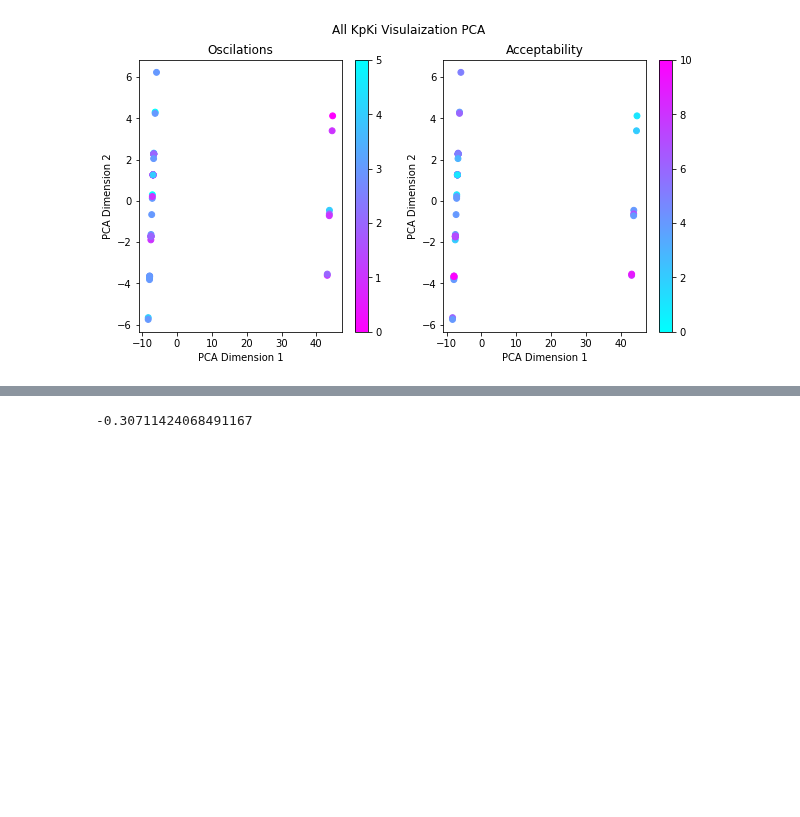
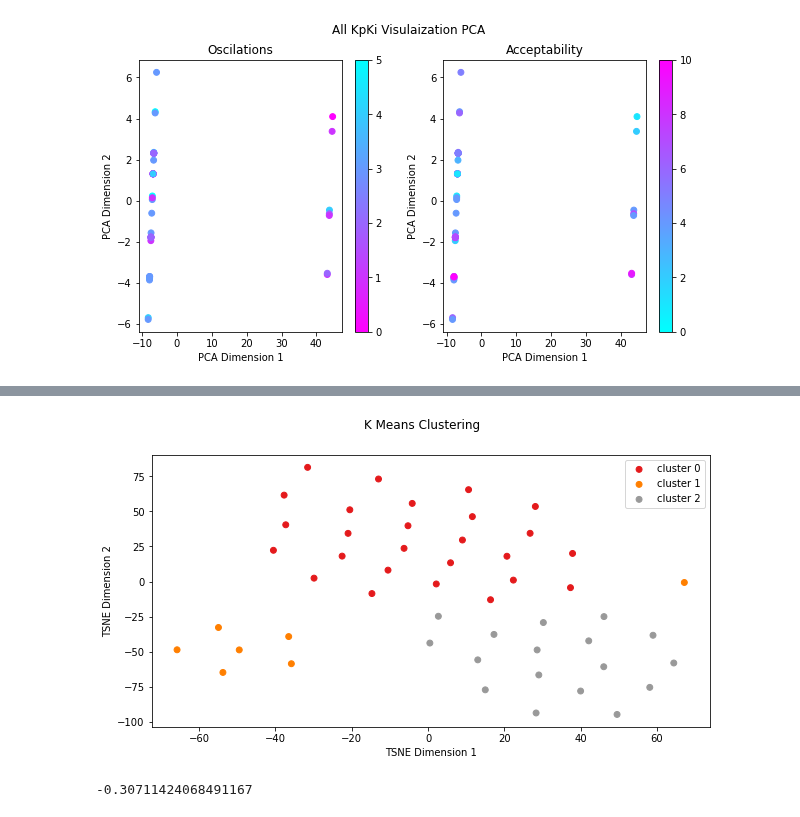
Before and after one commit to HighSpeeds/ECE3, a Jupyter notebook: CarLab/Report/dataProcessorTry2.ipynb, the cells around one changed output, grey strips where cells are left out. Saved outputs shown, nothing was run; the diff lists cells and outputs as text; code cells hidden in the pictures; blank space fills up the shorter version.

```diff
--- a/CarLab/Report/dataProcessorTry2.ipynb
+++ b/CarLab/Report/dataProcessorTry2.ipynb
@@ -95,3 +111,21 @@ plt.savefig("KpKiAllTSNE.png")
+# %%
+Predicted_clusters=KMeans(n_clusters=3).fit_predict(X)
+
+fig,axs=plt.subplots(1,1,figsize=(10,5))
+cm=plt.get_cmap('Set1')
+for i in np.unique(Predicted_clusters):
+    pos=plt.scatter(X_transformed[Predicted_clusters==i,0],
+                X_transformed[Predicted_clusters==i,1],
+                c=[i]*np.sum(Predicted_clusters==i),
+                vmin=0, vmax=max(Predicted_clusters), s=35, cmap=cm,
+                label=f"cluster {i}")
+plt.xlabel('TSNE Dimension 1')
+plt.ylabel('TSNE Dimension 2')
+plt.legend()
+fig.suptitle("K Means Clustering")
+plt.savefig("KpKiAllTSNEKMeans.png")
+# %% [output]
+[figure, added]
 # %%
 indexs=np.arange(len(df))
 np.random.shuffle(indexs)
```
Also changed, not shown: parts of 4 cells of this notebook, 12 other files.
